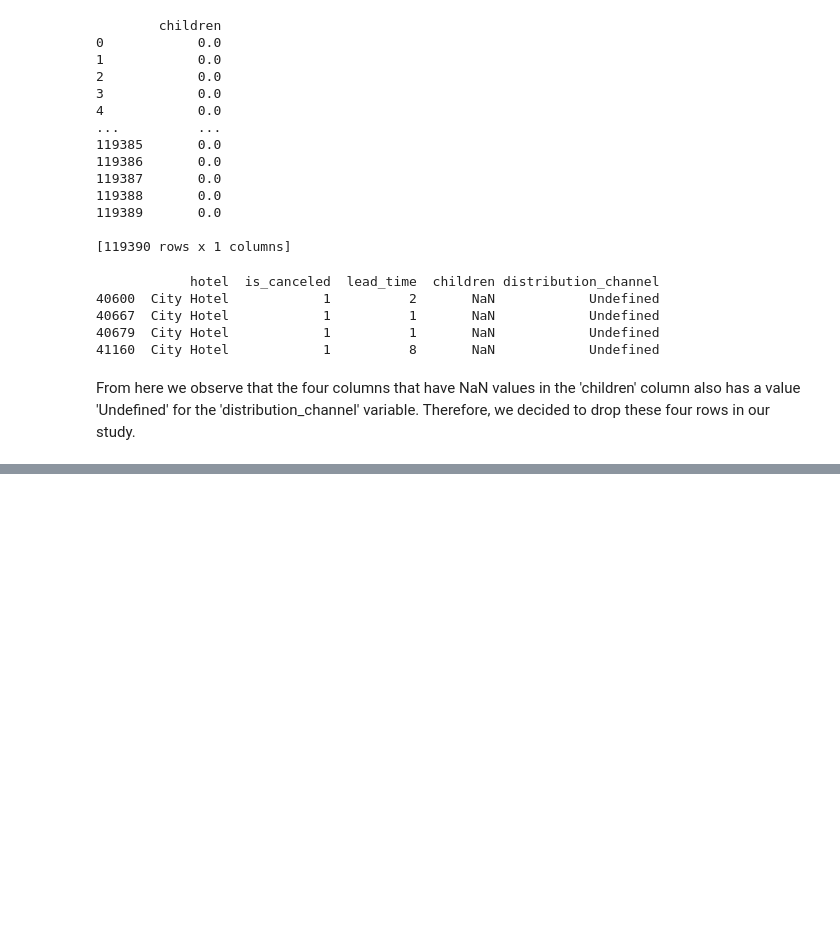
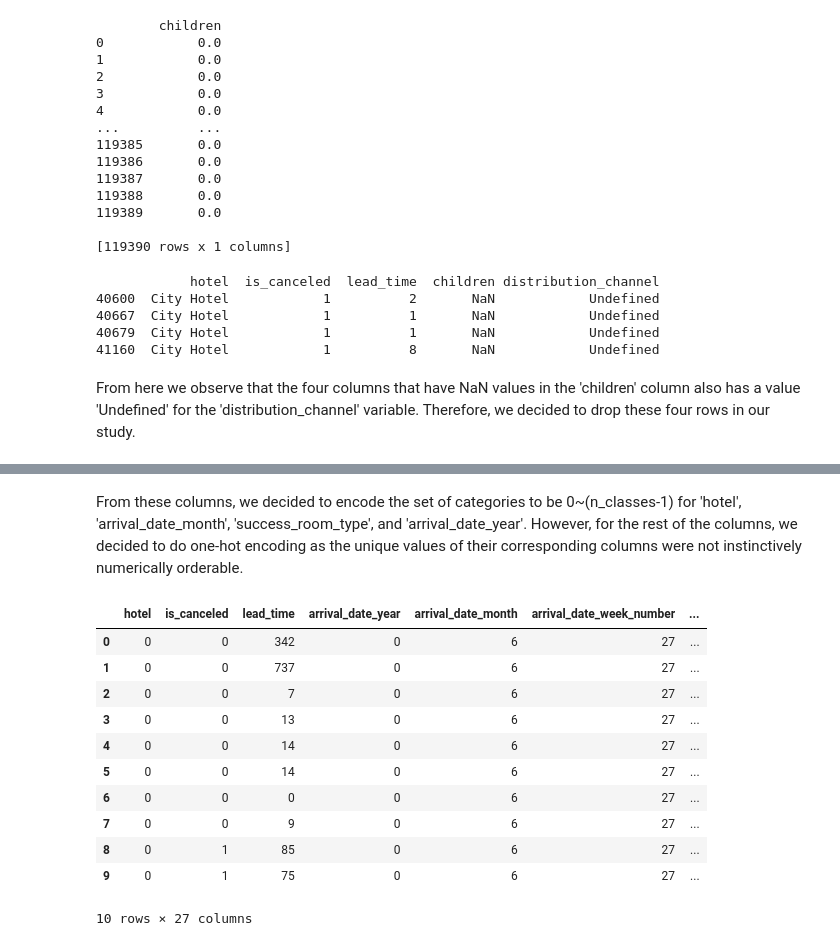
Before and after one commit to andy0530/ECS171-Final-Project, a Jupyter notebook: Final_Project.ipynb, the cells around one changed output, grey strips where cells are left out. Drawn from its saved outputs; the diff is of its cells as text; code cells hidden in the pictures; blank space fills up the shorter version.

```diff
--- a/Final_Project.ipynb
+++ b/Final_Project.ipynb
@@ -238,0 +261,27 @@ data = data.dropna()
+# %% [markdown]
+From these columns, we decided to encode the set of categories to be 0~(n_classes-1) for 'hotel', 'arrival_date_month', 'success_room_type', and 'arrival_date_year'. However, for the rest of the columns, we decided to do one-hot encoding as the unique values of their corresponding columns were not instinctively numerically orderable.
+# %%
+remap = {
+    "hotel": {"Resort Hotel": 0, "City Hotel": 1},
+    "arrival_date_month": {"January": 0, "February": 1, "March": 2, "April": 3,
+                           "May": 4, "June": 5, "July": 6, "August": 7,
+                           "September": 8, "October": 9, "November": 10,
+                           "December": 11},
+    "success_room_type": {True: 0, False: 1},
+    "arrival_date_year": {2015:0, 2016:1, 2017:2}
+}
+data = data.replace(remap)
+display(data.head(10))
+# %% [output]
+|  | hotel | is_canceled | lead_time | arrival_date_year | arrival_date_month | arrival_date_week_number | ... |
+| 0 | 0 | 0 | 342 | 0 | 6 | 27 | ... |
+| 1 | 0 | 0 | 737 | 0 | 6 | 27 | ... |
+| 2 | 0 | 0 | 7 | 0 | 6 | 27 | ... |
+| 3 | 0 | 0 | 13 | 0 | 6 | 27 | ... |
+| 4 | 0 | 0 | 14 | 0 | 6 | 27 | ... |
+| 5 | 0 | 0 | 14 | 0 | 6 | 27 | ... |
+| 6 | 0 | 0 | 0 | 0 | 6 | 27 | ... |
+| 7 | 0 | 0 | 9 | 0 | 6 | 27 | ... |
+| 8 | 0 | 1 | 85 | 0 | 6 | 27 | ... |
+| 9 | 0 | 1 | 75 | 0 | 6 | 27 | ... |
+10 rows × 27 columns
```
Also changed, not shown: parts of 6 cells of this notebook.
